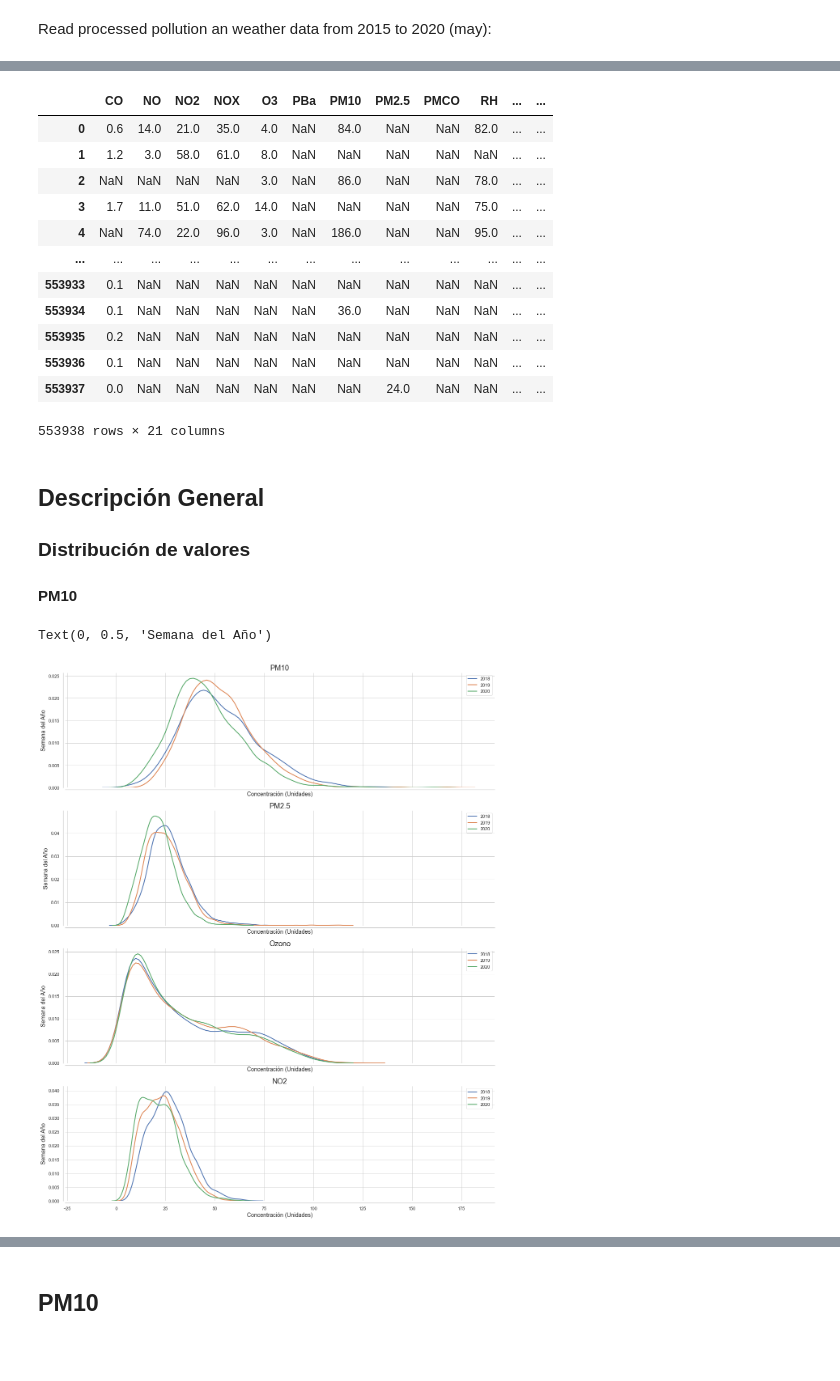
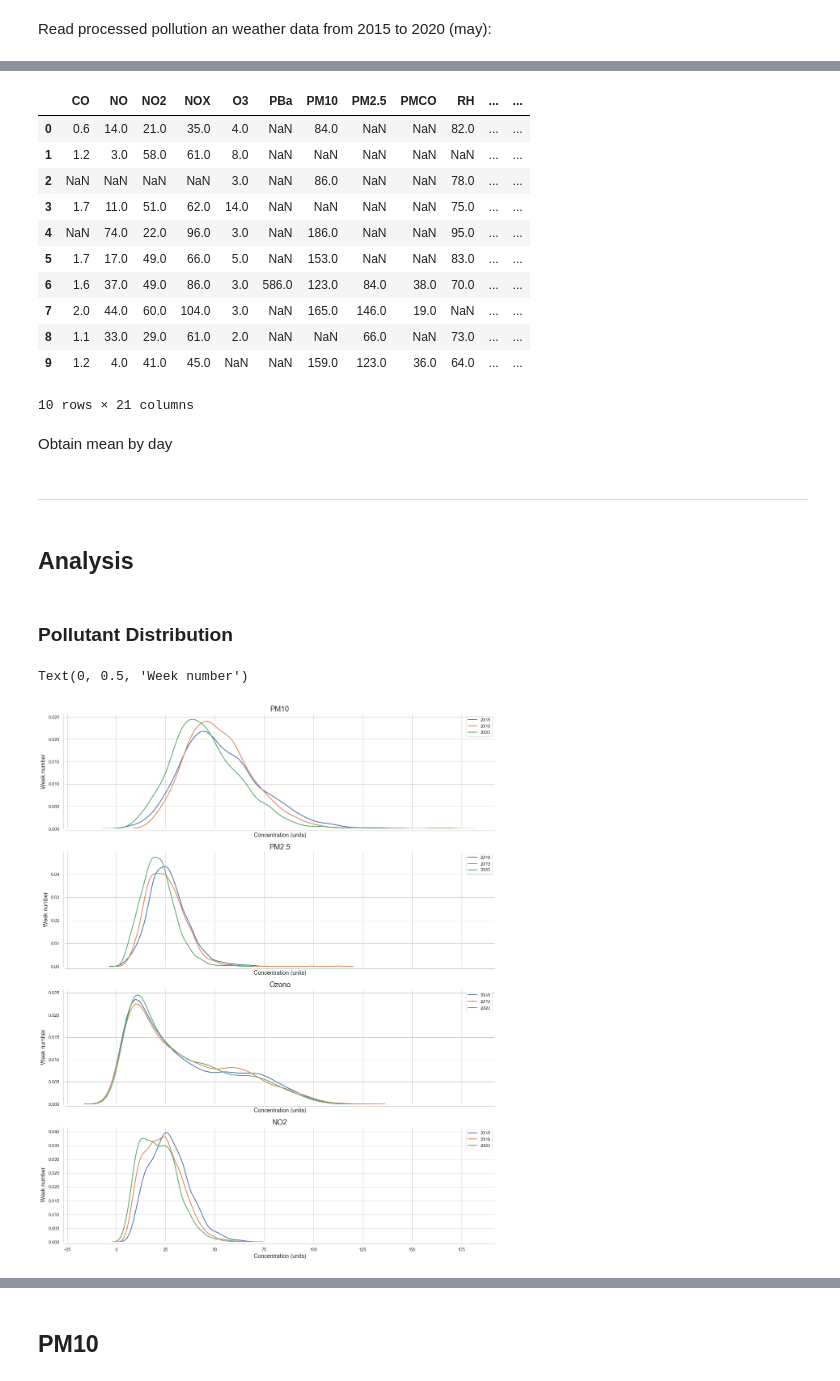
Before and after one commit to DanielBustillos/pollution_COVID_CDMX, a Jupyter notebook: analysis_pollution_level.ipynb, the cells around one changed output, grey strips where cells are left out. Cells and saved outputs as stored; diff of their text form; code cells hidden in the pictures; blank space fills up the shorter version.

```diff
--- a/analysis_pollution_level.ipynb
+++ b/analysis_pollution_level.ipynb
@@ -73,5 +74,5 @@ Promediar
 # %%
-df_append
+df_append.head(10)
 # %% [output]
 |  | CO | NO | NO2 | NOX | O3 | PBa | PM10 | PM2.5 | PMCO | RH | ... | ... |
 | 0 | 0.6 | 14.0 | 21.0 | 35.0 | 4.0 | NaN | 84.0 | NaN | NaN | 82.0 | ... | ... |
@@ -79,56 +80,59 @@ df_append
 | 2 | NaN | NaN | NaN | NaN | 3.0 | NaN | 86.0 | NaN | NaN | 78.0 | ... | ... |
 | 3 | 1.7 | 11.0 | 51.0 | 62.0 | 14.0 | NaN | NaN | NaN | NaN | 75.0 | ... | ... |
 | 4 | NaN | 74.0 | 22.0 | 96.0 | 3.0 | NaN | 186.0 | NaN | NaN | 95.0 | ... | ... |
-| ... | ... | ... | ... | ... | ... | ... | ... | ... | ... | ... | ... | ... |
-| 553933 | 0.1 | NaN | NaN | NaN | NaN | NaN | NaN | NaN | NaN | NaN | ... | ... |
-| 553934 | 0.1 | NaN | NaN | NaN | NaN | NaN | 36.0 | NaN | NaN | NaN | ... | ... |
-| 553935 | 0.2 | NaN | NaN | NaN | NaN | NaN | NaN | NaN | NaN | NaN | ... | ... |
-| 553936 | 0.1 | NaN | NaN | NaN | NaN | NaN | NaN | NaN | NaN | NaN | ... | ... |
-| 553937 | 0.0 | NaN | NaN | NaN | NaN | NaN | NaN | 24.0 | NaN | NaN | ... | ... |
+| 5 | 1.7 | 17.0 | 49.0 | 66.0 | 5.0 | NaN | 153.0 | NaN | NaN | 83.0 | ... | ... |
+| 6 | 1.6 | 37.0 | 49.0 | 86.0 | 3.0 | 586.0 | 123.0 | 84.0 | 38.0 | 70.0 | ... | ... |
+| 7 | 2.0 | 44.0 | 60.0 | 104.0 | 3.0 | NaN | 165.0 | 146.0 | 19.0 | NaN | ... | ... |
+| 8 | 1.1 | 33.0 | 29.0 | 61.0 | 2.0 | NaN | NaN | 66.0 | NaN | 73.0 | ... | ... |
+| 9 | 1.2 | 4.0 | 41.0 | 45.0 | NaN | NaN | 159.0 | 123.0 | 36.0 | 64.0 | ... | ... |
-553938 rows × 21 columns
+10 rows × 21 columns
+# %% [markdown]
+Obtain mean by day
 # %%
 df_day = df_append.groupby(['fecha', 'año'])[["PM10", 'PM2.5', "O3", 'NO2']].mean().reset_index(drop=False)
-# %% [markdown]
-## Descripción General
-### Distribución de valores
-#### PM10
+# %% [markdown]
+___
+# %% [markdown]
+## Analysis
+# %% [markdown]
+### Pollutant Distribution
 # %%
 f, axes = plt.subplots(4 ,figsize=(19, 24), sharex=True)
 anios = [2018,2019,2020]
 
 
 [sns.distplot(df_day[df_day["año"]==anio]['PM10'], label=str(anio), ax=axes[0], hist=False, norm_hist=False, kde=True) for anio in anios]
 sns.despine()
 sns.despine(offset=5, trim=False)
 axes[0].set_title(contaminante, fontsize=18)
-axes[0].set_xlabel('Concentración (Unidades)', fontsize=14)
-axes[0].set_ylabel('Semana del Año', fontsize=14)
+axes[0].set_xlabel('Concentration (units)', fontsize=14)
+axes[0].set_ylabel('Week number', fontsize=14)
 ######
 
 [sns.distplot(df_day[df_day["año"]==anio]['PM2.5'], label=str(anio), ax=axes[1], hist=False, norm_hist=False, kde=True) for anio in anios]
 sns.despine()
 sns.despine(offset=5, trim=False)
 axes[1].set_title("PM2.5", fontsize=18)
-axes[1].set_xlabel('Concentración (Unidades)', fontsize=14)
-axes[1].set_ylabel('Semana del Año', fontsize=14)
+axes[1].set_xlabel('Concentration (units)', fontsize=14)
+axes[1].set_ylabel('Week number', fontsize=14)
 ######
 
 [sns.distplot(df_day[df_day["año"]==anio]['O3'], label=str(anio), ax=axes[2], hist=False, norm_hist=False, kde=True) for anio in anios]
 sns.despine()
 sns.despine(offset=5, trim=False)
 axes[2].set_title("Ozono", fontsize=18)
-axes[2].set_xlabel('Concentración (Unidades)', fontsize=14)
-axes[2].set_ylabel('Semana del Año', fontsize=14)
+axes[2].set_xlabel('Concentration (units)', fontsize=14)
+axes[2].set_ylabel('Week number', fontsize=14)
 ######
 
 
 [sns.distplot(df_day[df_day["año"]==anio]['NO2'], label=str(anio), ax=axes[3], hist=False, norm_hist=False, kde=True) for anio in anios]
 sns.despine()
 sns.despine(offset=5, trim=False)
 axes[3].set_title("NO2", fontsize=18)
-axes[3].set_xlabel('Concentración (Unidades)', fontsize=14)
-axes[3].set_ylabel('Semana del Año', fontsize=14)
+axes[3].set_xlabel('Concentration (units)', fontsize=14)
+axes[3].set_ylabel('Week number', fontsize=14)
 ######
 # %% [output]
-Text(0, 0.5, 'Semana del Año')
+Text(0, 0.5, 'Week number')
-[figure, old version]
+[figure, new version]
```
Also changed, not shown: parts of 23 cells of this notebook.
